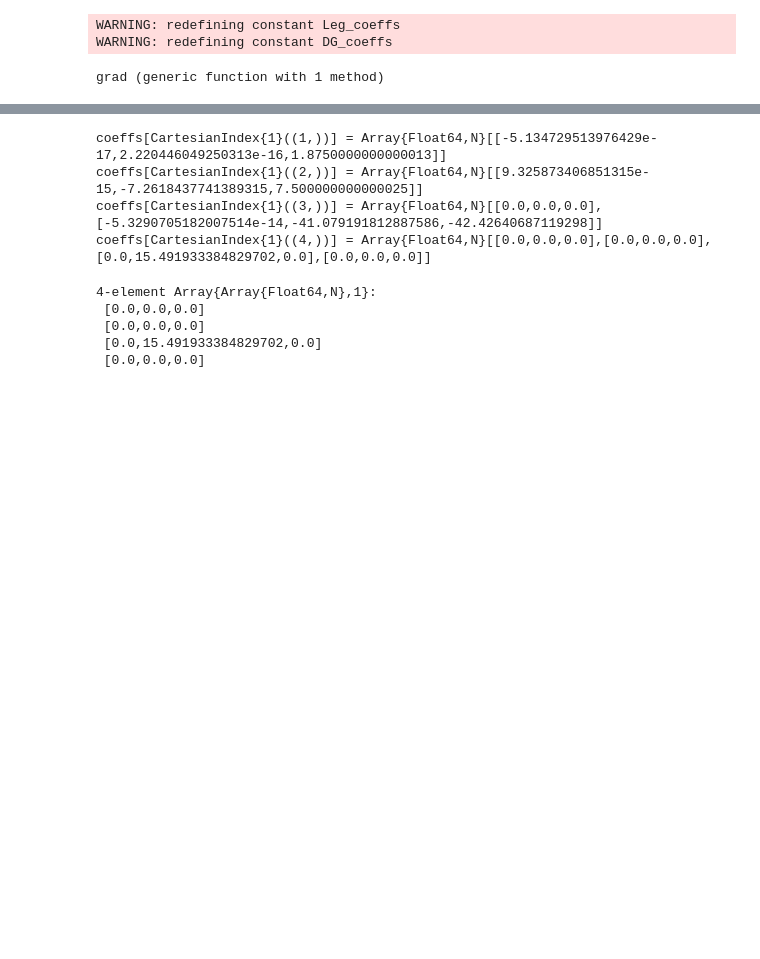
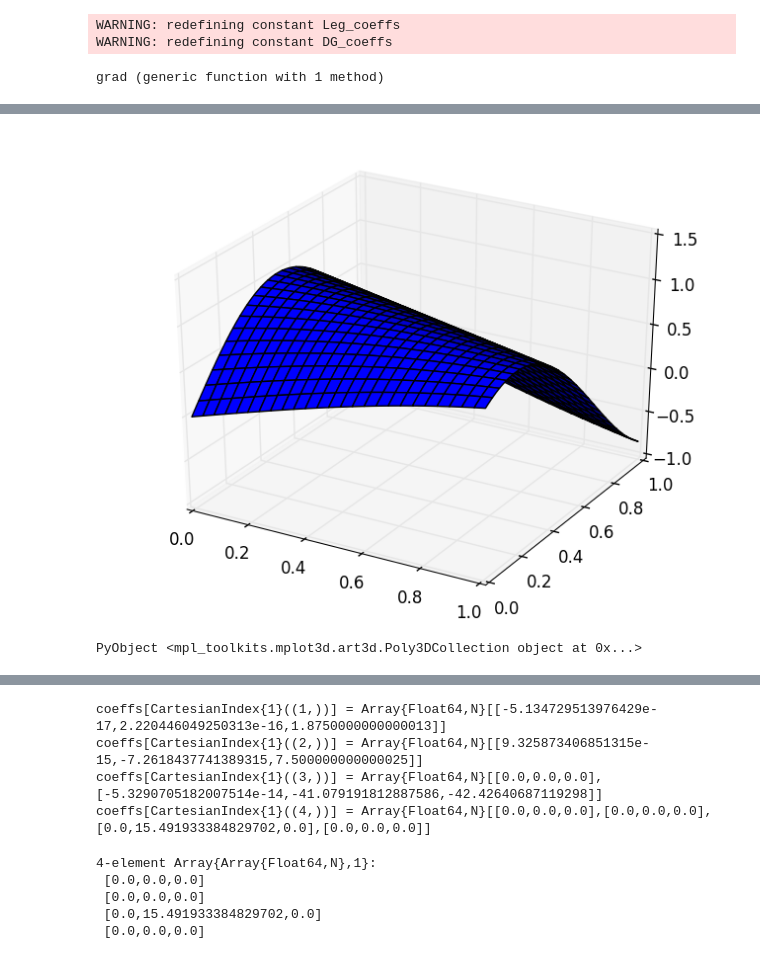
Before and after one commit to ABAtanasov/Sparse-Grids, a Jupyter notebook: Julia Code/Testing Differentiation.ipynb, the cells around one changed output, grey strips where cells are left out. Saved outputs shown, nothing was run; the diff lists cells and outputs as text; code cells hidden in the pictures; blank space fills up the shorter version.

```diff
--- a/Julia Code/Testing Differentiation.ipynb
+++ b/Julia Code/Testing Differentiation.ipynb
@@ -183,0 +221,6 @@ while loading In[252], in expression starting on line 5
+# %%
+coeffs2=hier_coefficients_DG(3,(x->sin(pi*x[1]+x[2])),(5,5))
+plotfunc2D(x->reconstruct_DG(3,coeffs2,[x[1],x[2]]))
+# %% [output]
+[figure, added]
+PyObject <mpl_toolkits.mplot3d.art3d.Poly3DCollection object at 0x...>
```
Also changed, not shown: parts of 16 cells of this notebook, 1 other file.
